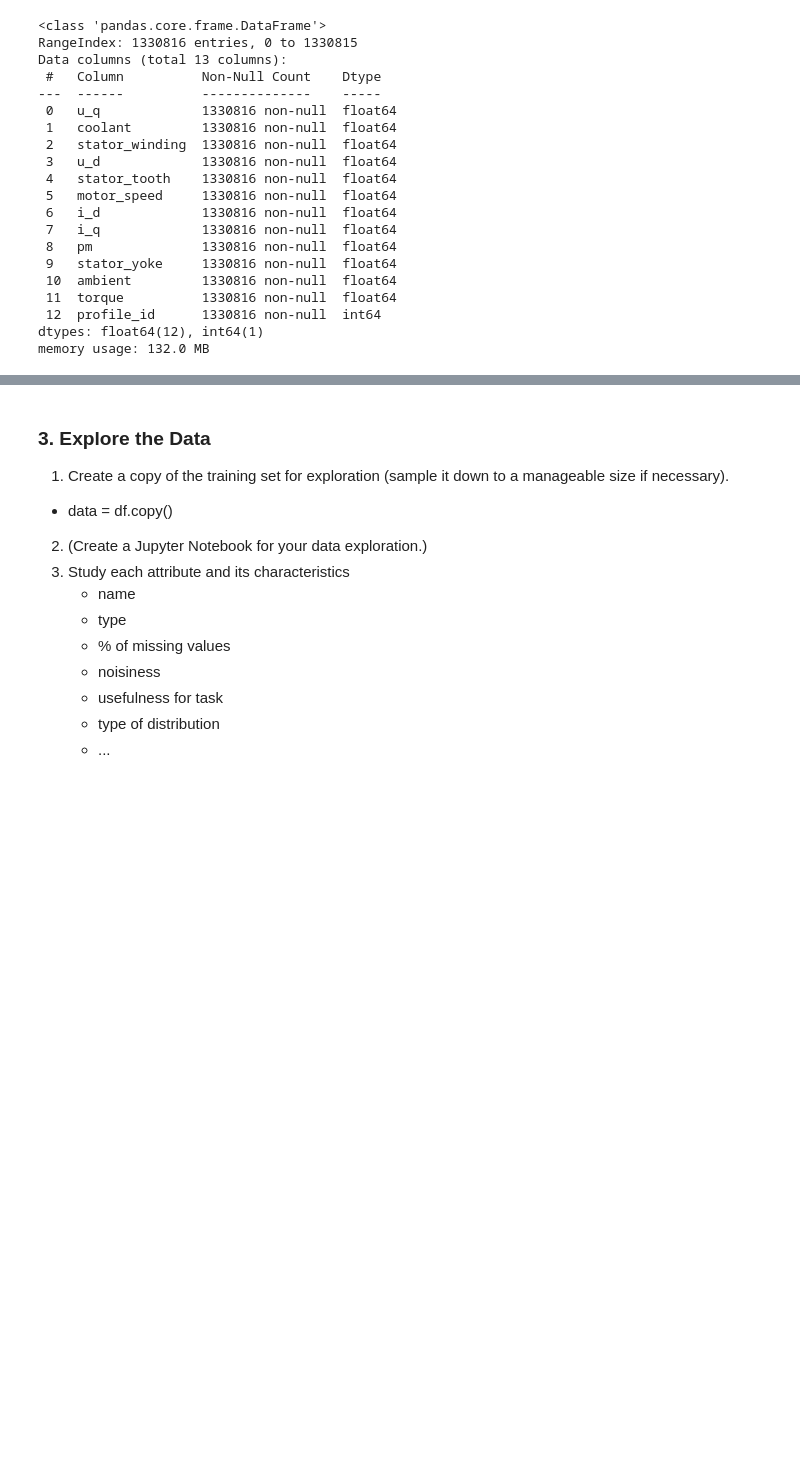
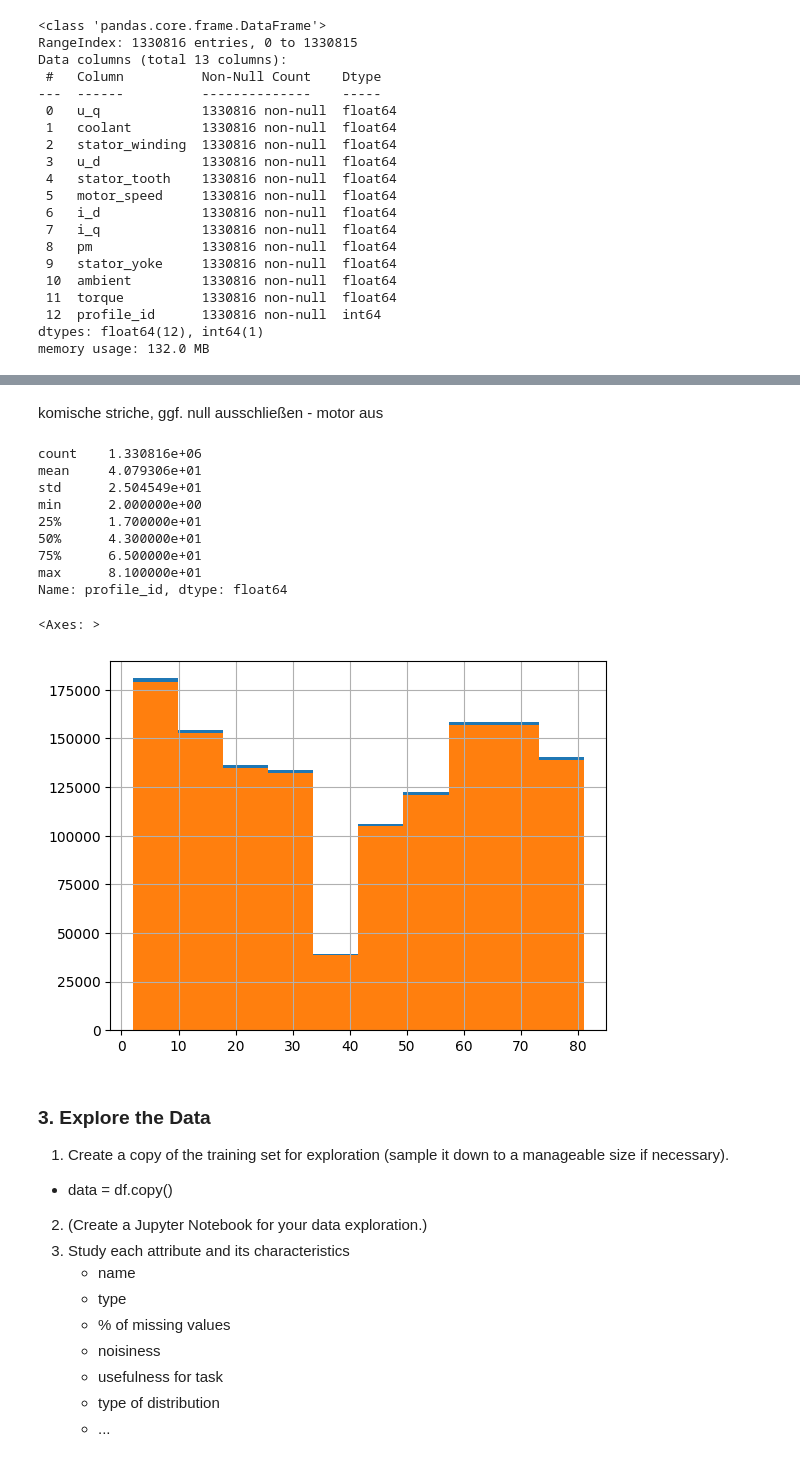
Before and after one commit to fynnbuhl/ML-SS25, a Jupyter notebook: Projekt_Gruppe9_MotorTemperatur.ipynb, the cells around one changed output, grey strips where cells are left out. Drawn from its saved outputs; the diff is of its cells as text; code cells hidden in the pictures; blank space fills up the shorter version.

```diff
--- a/Projekt_Gruppe9_MotorTemperatur.ipynb
+++ b/Projekt_Gruppe9_MotorTemperatur.ipynb
@@ -96,3 +142,33 @@ memory usage: 132.0 MB
+# %% [markdown]
+komische striche, ggf. null ausschließen - motor aus
+# %%
+# sample a stratifed test set from all sessions (multible mesaurements can be distinguisht from each other by column profile_id)
+print(data["profile_id"].describe())
+data["profile_id"].hist()
+
+
+#1% Testsetsize , due to >100.000 Datapoints
+split = StratifiedShuffleSplit(n_splits=1, test_size=0.01, random_state=42)
+for train_index, test_index in split.split(data, data["profile_id"]):
+    strat_train_set = data.loc[train_index]
+    strat_test_set = data.loc[test_index]
+
+
+strat_train_set["profile_id"].hist()
+#Verify that the stratified test set (orange) preserves the same distribution shape as the full dataset (blue),
+#but with ~99% of the sample size (i.e., lower bars with identical relative frequencies).
+# %% [output]
+count    1.330816e+06
+mean     4.079306e+01
+std      2.504549e+01
+min      2.000000e+00
+25%      1.700000e+01
+50%      4.300000e+01
+75%      6.500000e+01
+max      8.100000e+01
+Name: profile_id, dtype: float64
+<Axes: >
+[figure, added]
 # %% [markdown]
 ### 3. Explore the Data
 
```
Also changed, not shown: parts of 14 cells of this notebook.
